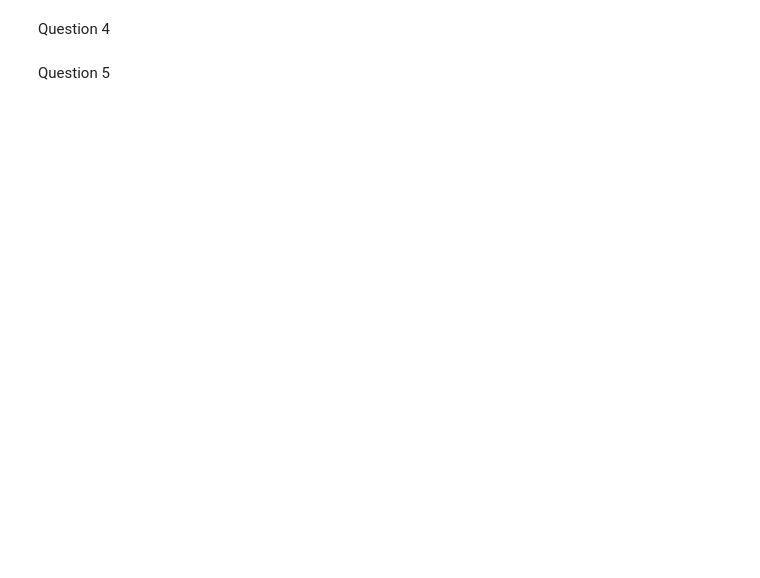
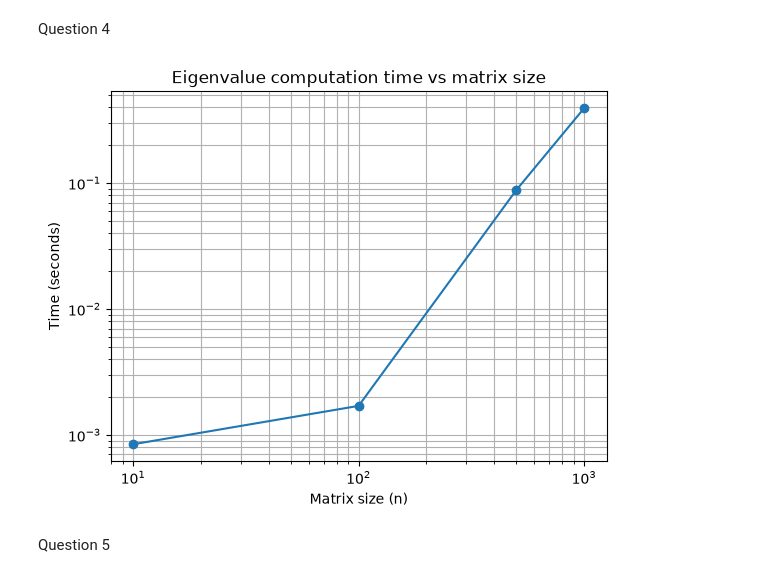
Before and after one commit to ce25m045-jpg/assignment-3, a Jupyter notebook: Assignment_3_TODO.ipynb, the cells around one changed output. Cells and saved outputs as stored; diff of their text form; code cells hidden in the pictures; blank space fills up the shorter version.

```diff
--- a/Assignment_3_TODO.ipynb
+++ b/Assignment_3_TODO.ipynb
@@ -19,8 +22,8 @@ Question 2
 # %%
 import numpy as np
 
-n=    # TODO size of vector
-e_min = # TODO
-e_max =  # TODO
-rand_matrix=e_min+(e_max+e_min)*np.random.rand(n,n)
+n = 4
+e_min = 392
+e_max = 505
+rand_matrix = e_min + (e_max - e_min) * np.random.rand(n, n)
 print(rand_matrix)
@@ -42,33 +58,35 @@ Question 4
 # %%
 import numpy as np
 import time
 import matplotlib.pyplot as plt
 
 # Different matrix sizes
-n = [10, 100, 500, 1000] # TODO (running all sizes in one go will take a lot of time; try running separately first for a few small sizes)
-elapsed_time = [] # initialize an array to store time data later on in the code
+n = [10, 100, 500, 1000]
+elapsed_time = []
 
 for ii in n:
-    start_time = time.perf_counter()   # start timer
+    start_time = time.perf_counter()
 
-    # random matrix in [e_min, e_max]
-    rand_matrix =  np.random.rand(ii, ii)
+    # random matrix
+    rand_matrix = np.random.rand(ii, ii)
 
-    # compute eigenvalues and eigenvectors
-    eigvals = np.linalg.eigvals(rand_matix)
+    # compute eigenvalues
+    eigvals = np.linalg.eigvals(rand_matrix)
 
-    end_time = time.perf_counter()     # end timer
+    end_time = time.perf_counter()
 
     elapsed_time.append(end_time - start_time)
 
 # Plot in log-log scale
 plt.figure()
 plt.loglog(n, elapsed_time, marker='o')
 plt.xlabel("Matrix size (n)")
 plt.ylabel("Time (seconds)")
 plt.title("Eigenvalue computation time vs matrix size")
 plt.grid(True, which="both")
 plt.show()
+# %% [output]
+[figure, added]
 # %% [markdown]
 Question 5
 # %%
```
Also changed, not shown: parts of 9 cells of this notebook.
